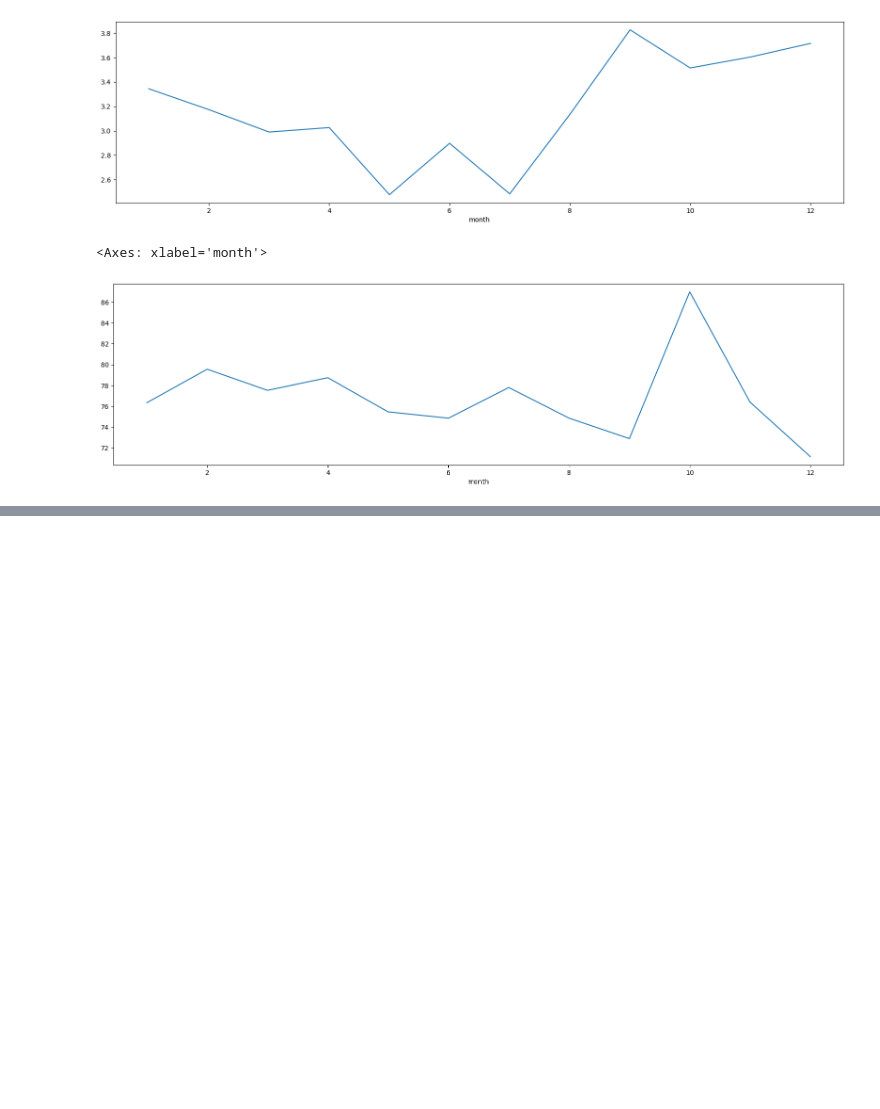
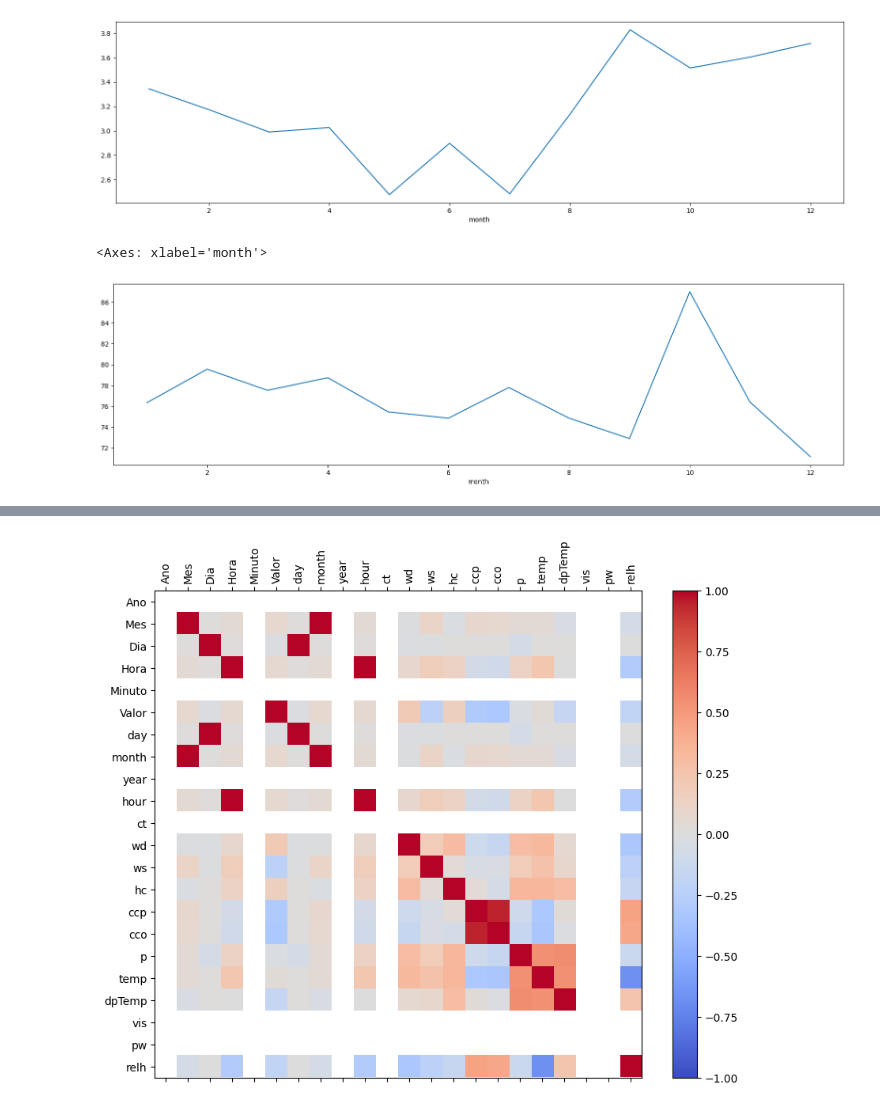
Before and after one commit to Marcosperrude/ENS410064, a Jupyter notebook: scripts/Atividade3.ipynb, the cells around one changed output, grey strips where cells are left out. Drawn from its saved outputs; the diff is of its cells as text; code cells hidden in the pictures; blank space fills up the shorter version.

```diff
--- a/scripts/Atividade3.ipynb
+++ b/scripts/Atividade3.ipynb
@@ -341,0 +356,16 @@ metar.groupby('month')['relh'].mean().plot(
+# %%
+numeric_cols = a.select_dtypes(include=[np.number])
+corr = numeric_cols.corr()
+fig = plt.figure(figsize=(10, 8))
+ax = fig.add_subplot(111)
+cax = ax.matshow(corr, cmap='coolwarm', vmin=-1, vmax=1)
+fig.colorbar(cax)
+ticks = np.arange(0, len(numeric_cols.columns), 1)
+ax.set_xticks(ticks)
+ax.set_yticks(ticks)
+ax.set_xticklabels(numeric_cols.columns, rotation=90)
+ax.set_yticklabels(numeric_cols.columns)
+
+plt.show()
+# %% [output]
+[figure, added]
```
Also changed, not shown: parts of 11 cells of this notebook.
